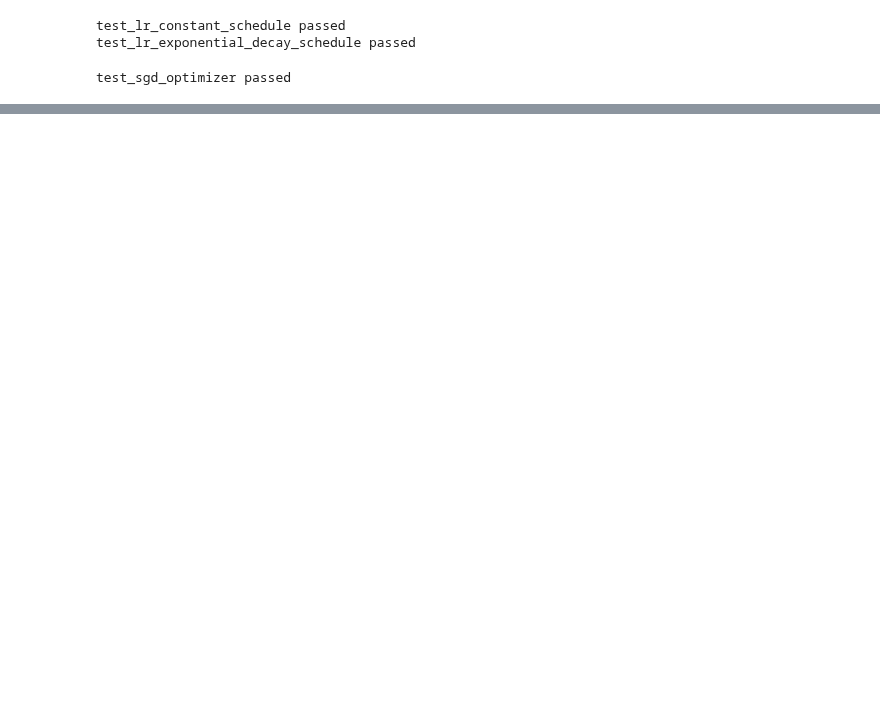
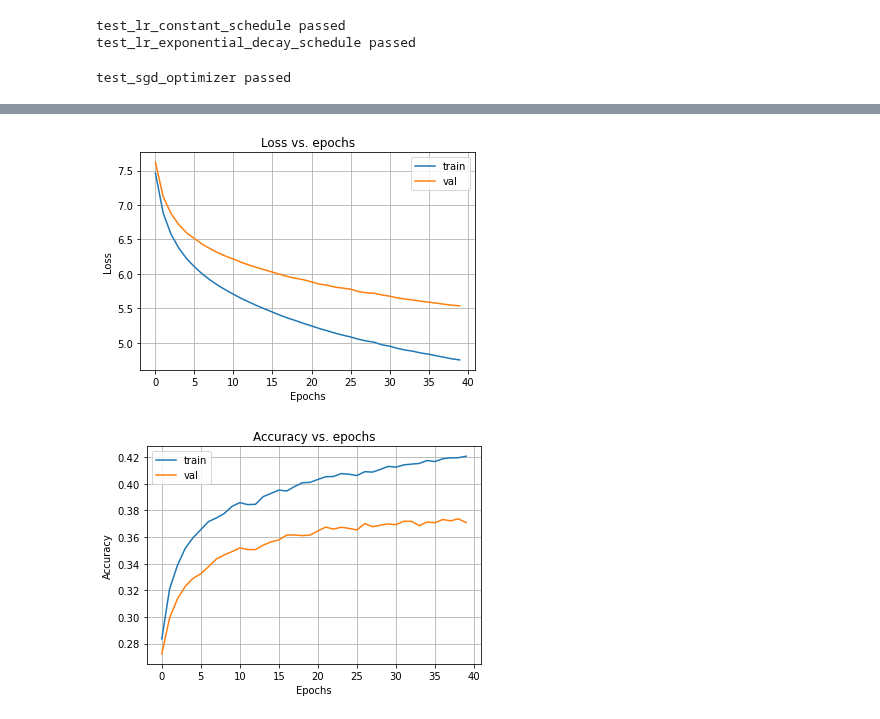
Before and after one commit to mark-antal-csizmadia/nn-blocks, a Jupyter notebook: main_2.ipynb, the cells around one changed output, grey strips where cells are left out. Cells and saved outputs as stored; diff of their text form; code cells hidden in the pictures; blank space fills up the shorter version.

Commit message:
added model.fit that kind of closes #9. also added Metrics and some loss and metrics plotting

```diff
--- a/main_2.ipynb
+++ b/main_2.ipynb
@@ -1521,11 +1631,11 @@ test_lr_exponential_decay_schedule passed
 class Optimizer():
     def __init__(self, lr_schedule):
         self.lr_schedule = lr_schedule
-        self.lr = lr_schedule.get_lr()
+        self.lr = self.lr_schedule.get_lr()
 
     def apply_lr_schedule(self, ):
         self.lr_schedule.apply_schedule()
-        self.lr = lr_schedule.get_lr()
+        self.lr = self.lr_schedule.get_lr()
 
 class SGDOptimizer(Optimizer):
     def __init__(self, lr_schedule):
@@ -1776,3 +1921,29 @@ starting epoch: 12 ...
+# %%
+def plot_losses(history):
+    plt.plot(history["loss_train"], label="train")
+    plt.plot(history["loss_val"], label="val")
+    plt.grid()
+    plt.title("Loss vs. epochs")
+    plt.xlabel("Epochs")
+    plt.ylabel("Loss")
+    plt.legend()
+    plt.show()
+
+def plot_accuracies(history):
+    plt.plot(history["accuracy_train"], label="train")
+    plt.plot(history["accuracy_val"], label="val")
+    plt.grid()
+    plt.title("Accuracy vs. epochs")
+    plt.xlabel("Epochs")
+    plt.ylabel("Accuracy")
+    plt.legend()
+    plt.show()
+
+plot_losses(history)
+plot_accuracies(history)
+# %% [output]
+[figure, added]
+[figure, added]
 # %%
 coeff = 1.0
 loc = 0.0
```
Also changed, not shown: parts of 11 cells of this notebook.
